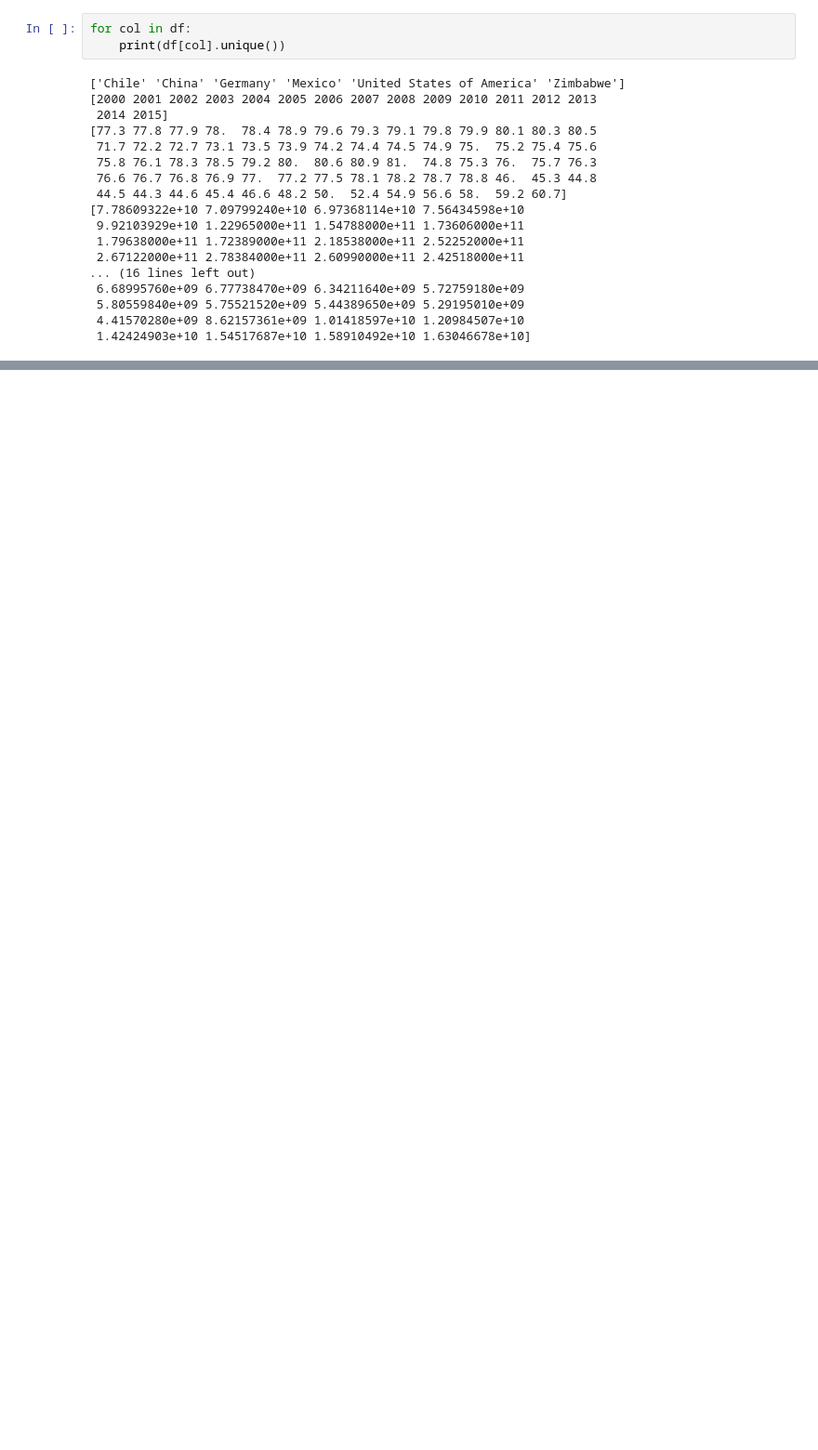
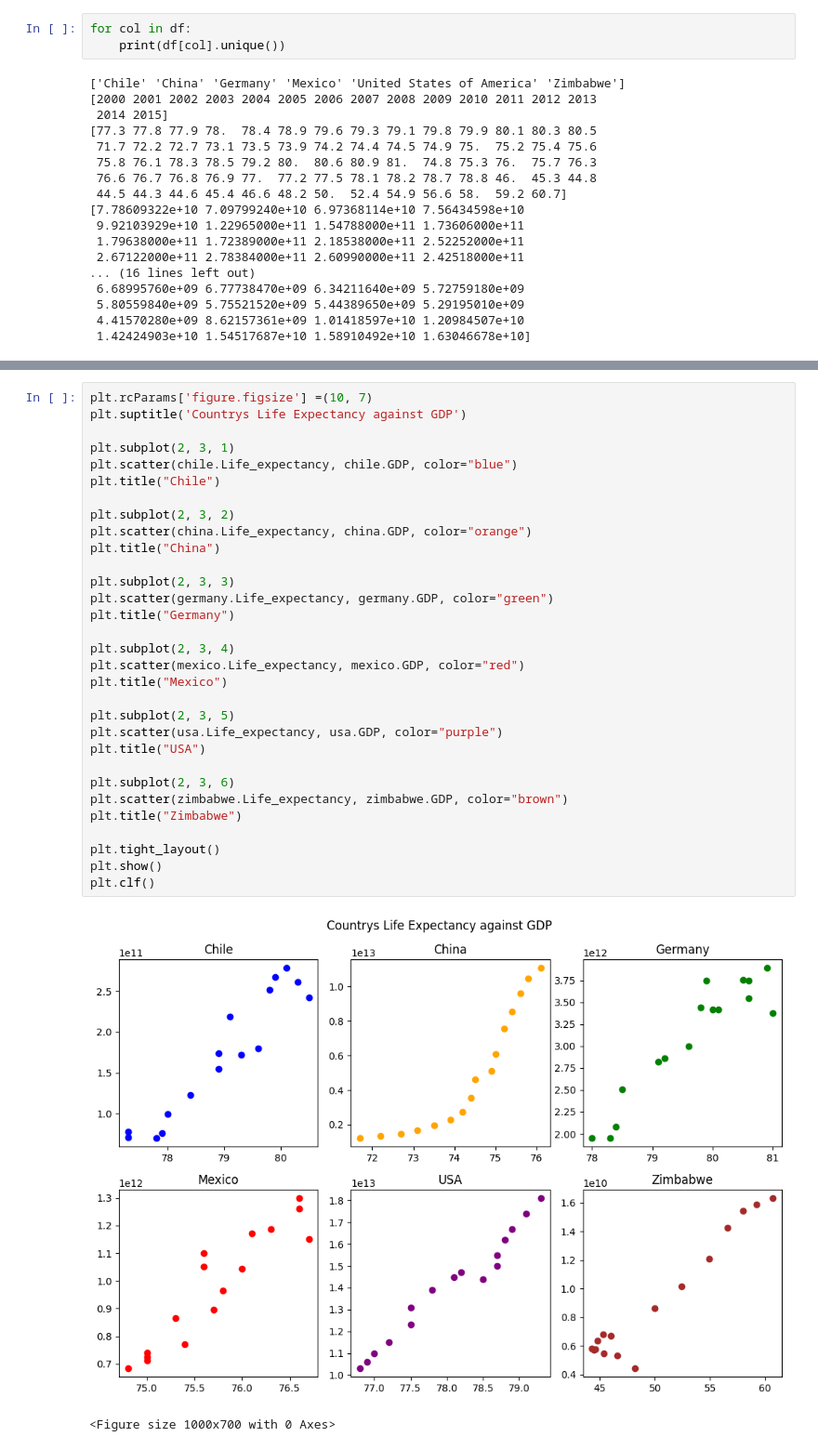
Before and after one commit to dmernik4/Life-Expectancy-and-GDP, a Jupyter notebook: life_expectancy_gdp.ipynb, the cells around one changed output, grey strips where cells are left out. Shown: that part at 93% size. Drawn from its saved outputs; the diff is of its cells as text; blank space fills up the shorter version.

```diff
--- a/life_expectancy_gdp.ipynb
+++ b/life_expectancy_gdp.ipynb
@@ -66,0 +143,34 @@ plt.show()
+# %%
+plt.rcParams['figure.figsize'] =(10, 7)
+plt.suptitle('Countrys Life Expectancy against GDP')
+
+plt.subplot(2, 3, 1)
+plt.scatter(chile.Life_expectancy, chile.GDP, color="blue")
+plt.title("Chile")
+
+plt.subplot(2, 3, 2)
+plt.scatter(china.Life_expectancy, china.GDP, color="orange")
+plt.title("China")
+
+plt.subplot(2, 3, 3)
+plt.scatter(germany.Life_expectancy, germany.GDP, color="green")
+plt.title("Germany")
+
+plt.subplot(2, 3, 4)
+plt.scatter(mexico.Life_expectancy, mexico.GDP, color="red")
+plt.title("Mexico")
+
+plt.subplot(2, 3, 5)
+plt.scatter(usa.Life_expectancy, usa.GDP, color="purple")
+plt.title("USA")
+
+plt.subplot(2, 3, 6)
+plt.scatter(zimbabwe.Life_expectancy, zimbabwe.GDP, color="brown")
+plt.title("Zimbabwe")
+
+plt.tight_layout()
+plt.show()
+plt.clf()
+# %% [output]
+[figure, added]
+<Figure size 1000x700 with 0 Axes>
```
Also changed, not shown: parts of 14 cells of this notebook.
